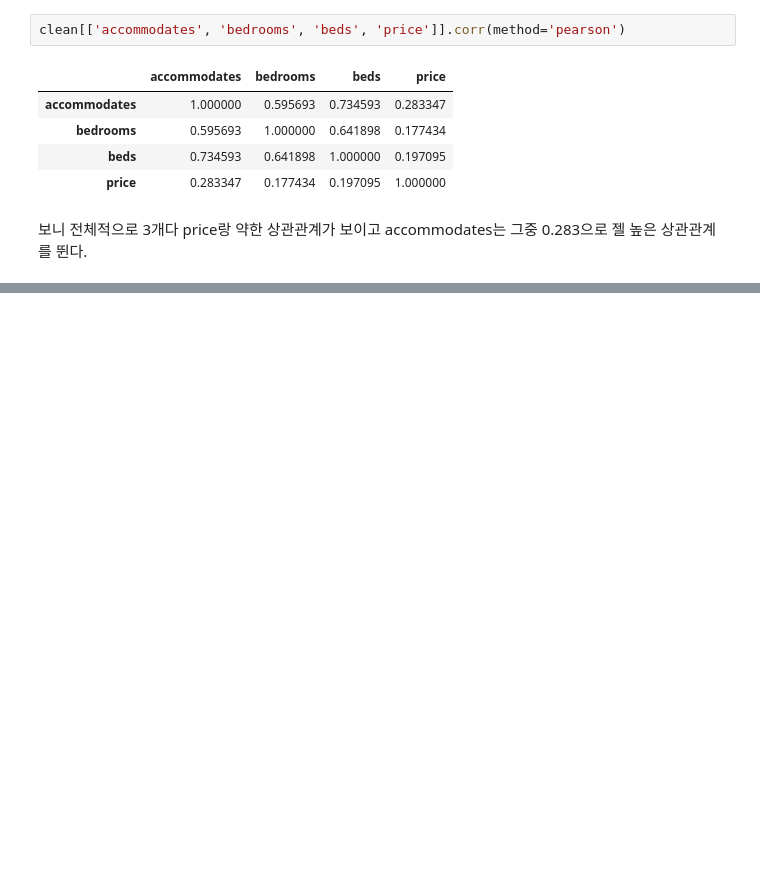
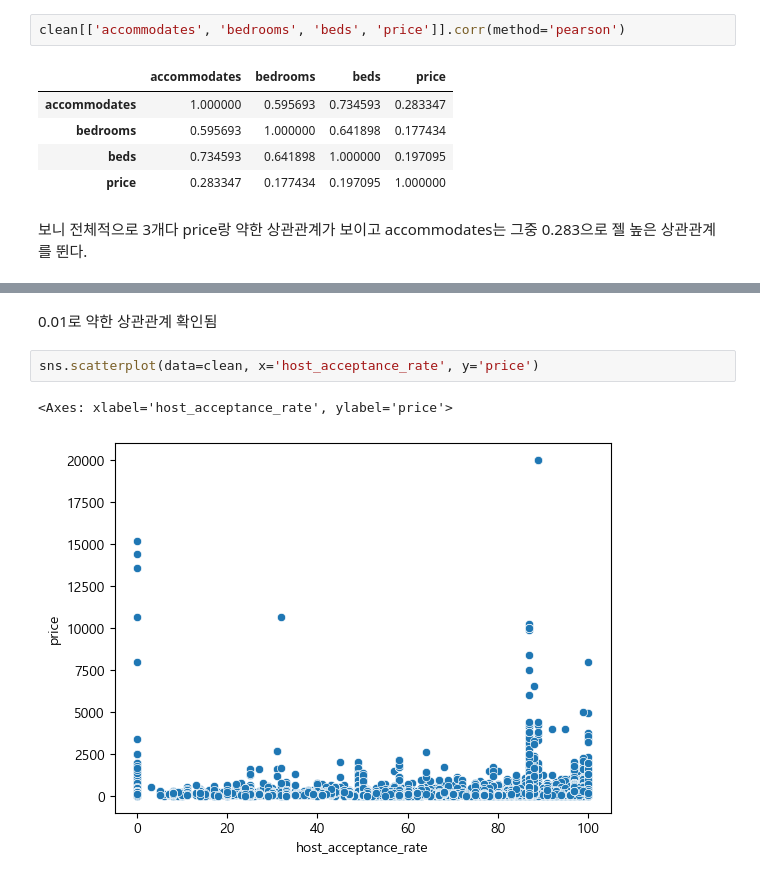
Before and after one commit to KyungminChang/data-analysis-project-BBB, a Jupyter notebook: 02_basic_statistics.ipynb, the cells around one changed output, grey strips where cells are left out. Saved outputs shown, nothing was run; the diff lists cells and outputs as text; blank space fills up the shorter version.

```diff
--- a/02_basic_statistics.ipynb
+++ b/02_basic_statistics.ipynb
@@ -713,0 +735,7 @@ clean[['accommodates', 'bedrooms', 'beds', 'price']].corr(method='pearson')
+# %% [markdown]
+0.01로 약한 상관관계 확인됨
+# %%
+sns.scatterplot(data=clean, x='host_acceptance_rate', y='price')
+# %% [output]
+<Axes: xlabel='host_acceptance_rate', ylabel='price'>
+[figure, added]
```
Also changed, not shown: parts of 22 cells of this notebook.
